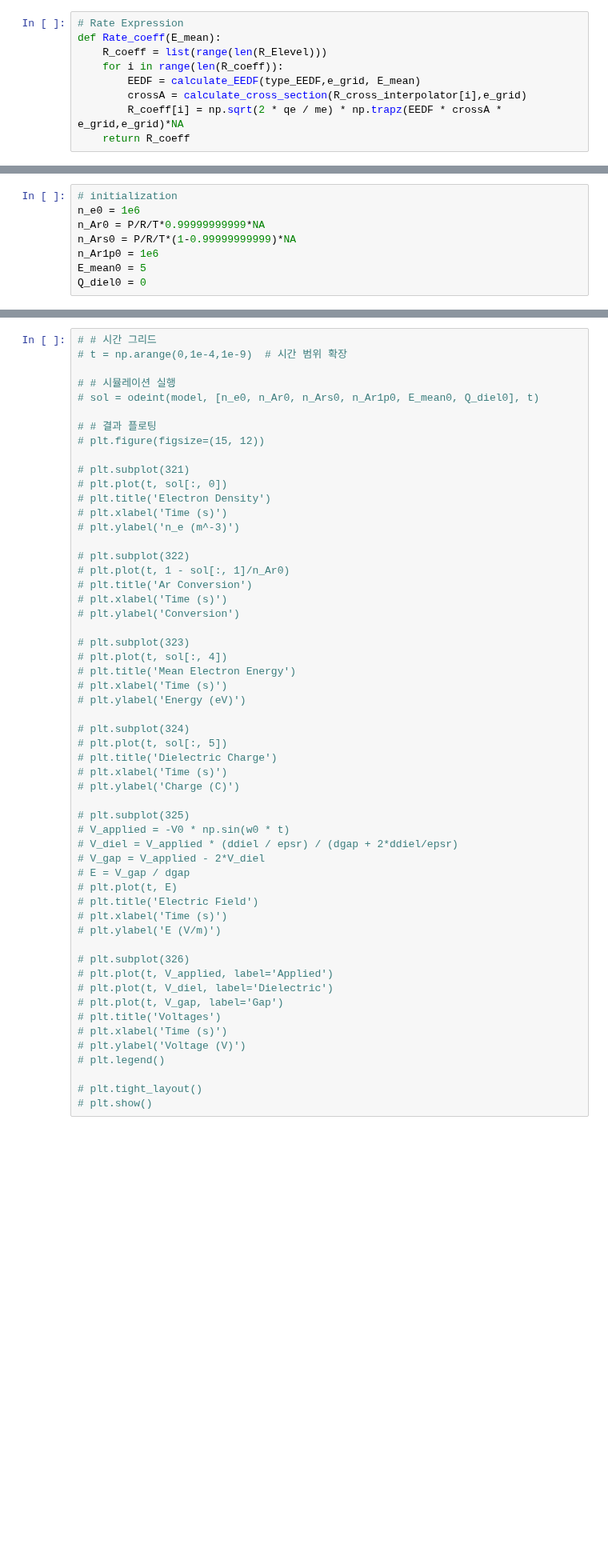
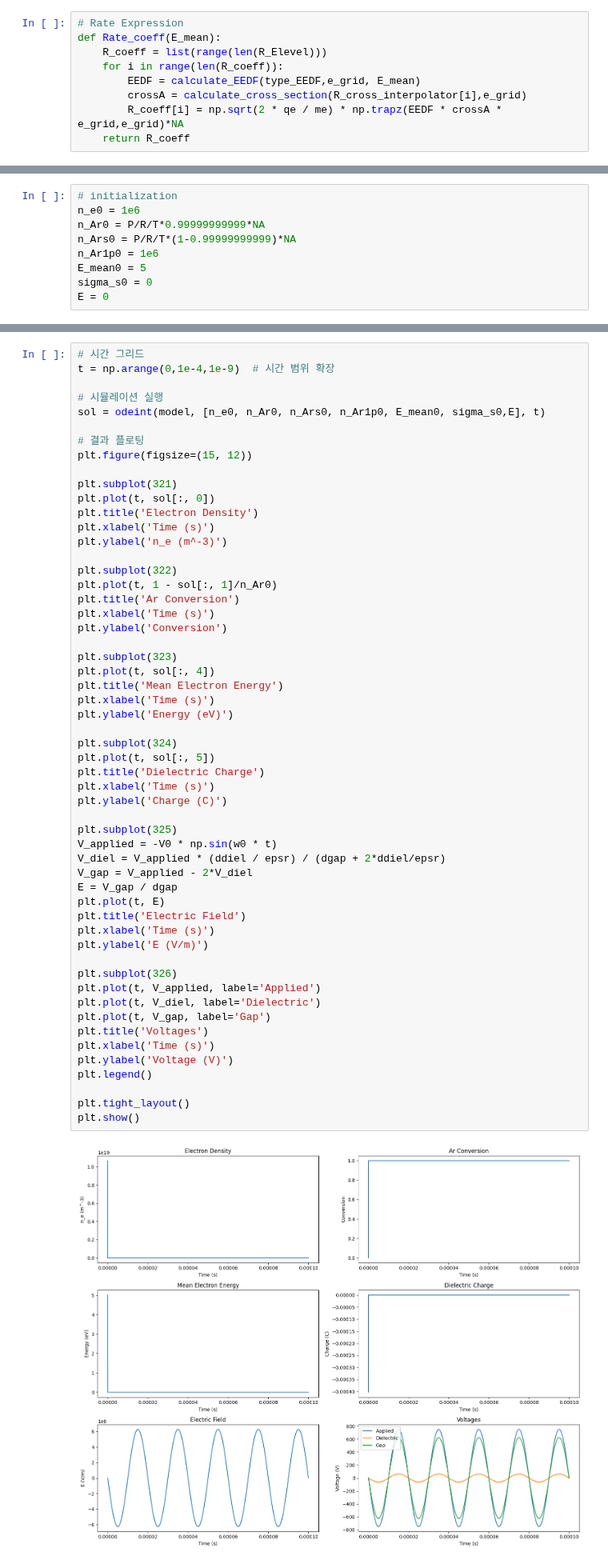
Before and after one commit to 100sjun/repos_python, a Jupyter notebook: Project/DBD Plasma/DBD.ipynb, the cells around one changed output, grey strips where cells are left out. Shown at 80% size. Saved outputs shown, nothing was run; the diff lists cells and outputs as text; blank space fills up the shorter version.

```diff
--- a/Project/DBD Plasma/DBD.ipynb
+++ b/Project/DBD Plasma/DBD.ipynb
@@ -220,4 +245,5 @@ n_Ar0 = P/R/T*0.99999999999*NA
 n_Ars0 = P/R/T*(1-0.99999999999)*NA
 n_Ar1p0 = 1e6
 E_mean0 = 5
-Q_diel0 = 0
+sigma_s0 = 0
+E = 0
@@ -288,56 +250,58 @@ R_eqn
 # %%
-# # 시간 그리드
-# t = np.arange(0,1e-4,1e-9)  # 시간 범위 확장
+# 시간 그리드
+t = np.arange(0,1e-4,1e-9)  # 시간 범위 확장
 
-# # 시뮬레이션 실행
-# sol = odeint(model, [n_e0, n_Ar0, n_Ars0, n_Ar1p0, E_mean0, Q_diel0], t)
+# 시뮬레이션 실행
+sol = odeint(model, [n_e0, n_Ar0, n_Ars0, n_Ar1p0, E_mean0, sigma_s0,E], t)
 
-# # 결과 플로팅
-# plt.figure(figsize=(15, 12))
+# 결과 플로팅
+plt.figure(figsize=(15, 12))
 
-# plt.subplot(321)
-# plt.plot(t, sol[:, 0])
-# plt.title('Electron Density')
-# plt.xlabel('Time (s)')
-# plt.ylabel('n_e (m^-3)')
+plt.subplot(321)
+plt.plot(t, sol[:, 0])
+plt.title('Electron Density')
+plt.xlabel('Time (s)')
+plt.ylabel('n_e (m^-3)')
 
-# plt.subplot(322)
-# plt.plot(t, 1 - sol[:, 1]/n_Ar0)
-# plt.title('Ar Conversion')
-# plt.xlabel('Time (s)')
-# plt.ylabel('Conversion')
+plt.subplot(322)
+plt.plot(t, 1 - sol[:, 1]/n_Ar0)
+plt.title('Ar Conversion')
+plt.xlabel('Time (s)')
+plt.ylabel('Conversion')
 
-# plt.subplot(323)
-# plt.plot(t, sol[:, 4])
-# plt.title('Mean Electron Energy')
-# plt.xlabel('Time (s)')
-# plt.ylabel('Energy (eV)')
+plt.subplot(323)
+plt.plot(t, sol[:, 4])
+plt.title('Mean Electron Energy')
+plt.xlabel('Time (s)')
+plt.ylabel('Energy (eV)')
 
-# plt.subplot(324)
-# plt.plot(t, sol[:, 5])
-# plt.title('Dielectric Charge')
-# plt.xlabel('Time (s)')
-# plt.ylabel('Charge (C)')
+plt.subplot(324)
+plt.plot(t, sol[:, 5])
+plt.title('Dielectric Charge')
+plt.xlabel('Time (s)')
+plt.ylabel('Charge (C)')
 
-# plt.subplot(325)
-# V_applied = -V0 * np.sin(w0 * t)
-# V_diel = V_applied * (ddiel / epsr) / (dgap + 2*ddiel/epsr)
-# V_gap = V_applied - 2*V_diel
-# E = V_gap / dgap
-# plt.plot(t, E)
-# plt.title('Electric Field')
-# plt.xlabel('Time (s)')
-# plt.ylabel('E (V/m)')
+plt.subplot(325)
+V_applied = -V0 * np.sin(w0 * t)
+V_diel = V_applied * (ddiel / epsr) / (dgap + 2*ddiel/epsr)
+V_gap = V_applied - 2*V_diel
+E = V_gap / dgap
+plt.plot(t, E)
+plt.title('Electric Field')
+plt.xlabel('Time (s)')
+plt.ylabel('E (V/m)')
 
-# plt.subplot(326)
-# plt.plot(t, V_applied, label='Applied')
-# plt.plot(t, V_diel, label='Dielectric')
-# plt.plot(t, V_gap, label='Gap')
-# plt.title('Voltages')
-# plt.xlabel('Time (s)')
-# plt.ylabel('Voltage (V)')
-# plt.legend()
+plt.subplot(326)
+plt.plot(t, V_applied, label='Applied')
+plt.plot(t, V_diel, label='Dielectric')
+plt.plot(t, V_gap, label='Gap')
+plt.title('Voltages')
+plt.xlabel('Time (s)')
+plt.ylabel('Voltage (V)')
+plt.legend()
 
-# plt.tight_layout()
-# plt.show()
+plt.tight_layout()
+plt.show()
+# %% [output]
+[figure, added]
 # %%
```
Also changed, not shown: parts of 4 cells of this notebook.
